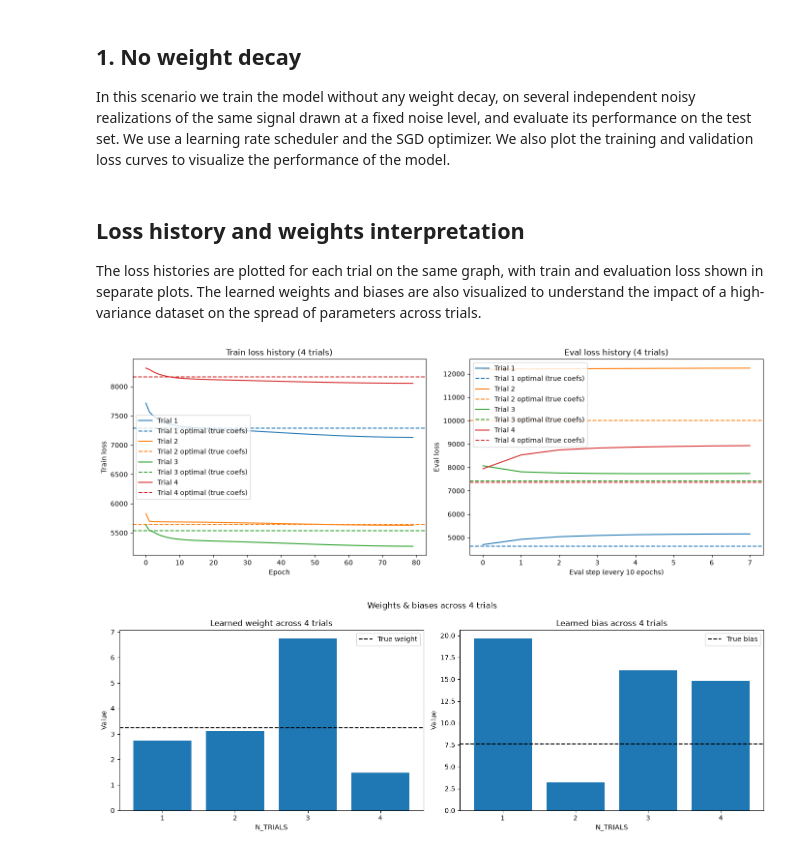
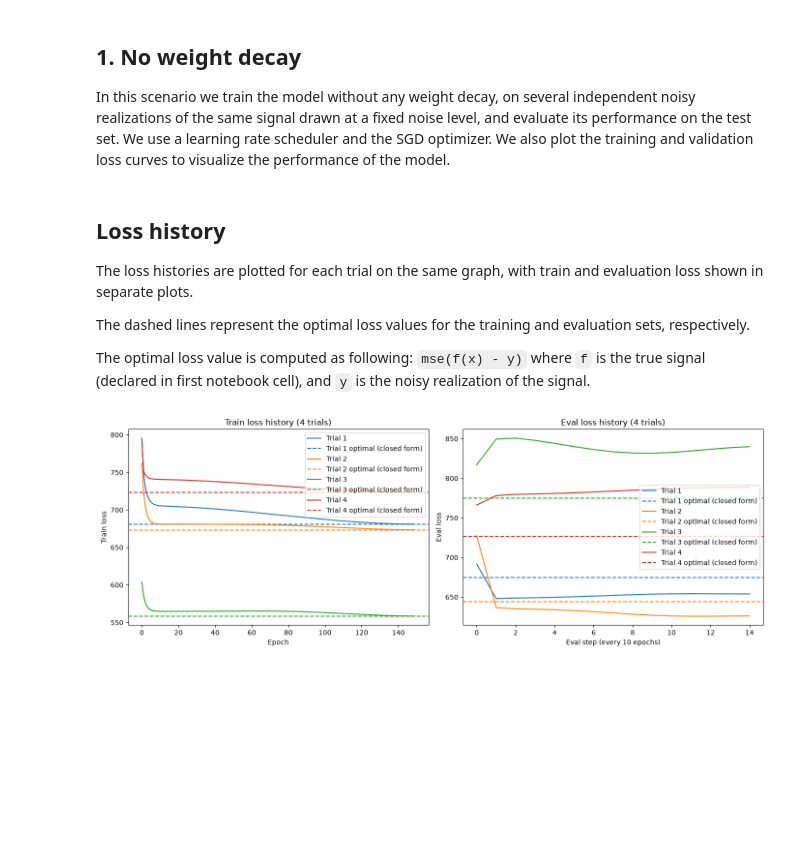
Before and after one commit to cecinuga/thorcino, a Jupyter notebook: examples/linear_regression/regularization/DL2/main.ipynb, the cells around one changed output. Cells and saved outputs as stored; diff of their text form; code cells hidden in the pictures; blank space fills up the shorter version.

Commit message:
substituted mse signal with mse closed form

```diff
--- a/examples/linear_regression/regularization/DL2/main.ipynb
+++ b/examples/linear_regression/regularization/DL2/main.ipynb
@@ -5,23 +5,28 @@ We will use a synthetic dataset generated from a known linear signal `f(x) = SLO
 # %%
 import numpy as np
 
-SLOPE = 3.23
-INTERCEPT = 7.6
+SLOPE = 3.5
+INTERCEPT = 7
 
 """Signal to estimate"""
 def f(x: np.ndarray) -> np.ndarray:
     return x*SLOPE + INTERCEPT
 
 COEFS = np.array([[SLOPE], [INTERCEPT]])
+
+def closed_form_fit(x: np.ndarray, y: np.ndarray) -> tuple[float, float]:
+    """OLS closed-form solution (w, b) minimizing mse(w*x + b, y) on the given sample"""
+    A = np.vstack([x, np.ones_like(x)]).T
+    w, b = np.linalg.lstsq(A, y, rcond=None)[0]
+    return w, b
 # %%
 from examples.linear_regression.helpers.dataset import generate_noise_dataset, split_dataset, preprocess_dataloader
 
 SEED = 888
-NOISE = 80
-MIN = -7
-MAX = 7
-SAMPLE_SIZE = 120
+NOISE = 25
+MIN, MAX = -7, 7
 BATCH_SIZE = 16
+SAMPLE_SIZE = 300
 
 viz_sample = generate_noise_dataset(f, size=1, sample_size=SAMPLE_SIZE, noise=NOISE, min=MIN, max=MAX, seed=SEED)[0]
 X_viz, y_viz = viz_sample[:, 0], viz_sample[:, 1]
@@ -72,7 +77,7 @@ We also plot the training and validation loss curves to visualize the performanc
 from core.training.trainer import Trainer
 from examples.linear_regression.helpers.train import create_trainer, fit_model
 
-EPOCHS = 80
+EPOCHS = 150
 N_TRIALS = 4
 EVAL_STEP = 10
 SPLIT_RATIO = 0.8
@@ -90,68 +95,49 @@ for sample_tr, sample_te in zip(tr, te):
     fit_model(trainer, loader_tr, loader_te, EPOCHS, EVAL_STEP)
     fitted_trainers.append(trainer)
 # %% [markdown]
-## Loss history and weights interpretation
+## Loss history
 
-The loss histories are plotted for each trial on the same graph, with train and evaluation loss shown in separate plots. The learned weights and biases are also visualized to understand the impact of a high-variance dataset on the spread of parameters across trials.
+The loss histories are plotted for each trial on the same graph, with train and evaluation loss shown in separate plots.
+
+The dashed lines represent the optimal loss values for the training and evaluation sets, respectively.
+
+The optimal loss value is computed as following: `mse(f(x) - y)` where `f` is the true signal (declared in first notebook cell), and `y` is the noisy realization of the signal.
 # %%
 import matplotlib.pyplot as plt
 from core.functions import mse
 from core.tensor import Tensor
 from examples.linear_regression.helpers.train import get_models_params
 
 
 params_history = get_models_params([trainer.model for trainer in fitted_trainers])
 weights_history = np.array([p[0].flatten()[0] for p in params_history])
 bias_history = np.array([p[1].flatten()[0] for p in params_history])
 
 fig, (ax_train, ax_eval) = plt.subplots(1, 2, figsize=(14, 5))
 
 for i, trainer in enumerate(fitted_trainers):
     line, = ax_train.plot(trainer.train_loss, label=f"Trial {i+1}")
 
-    closed_form_loss_tr = mse(f(tr[i][:, 0]), tr[i][:, 1])
-    ax_train.axhline(closed_form_loss_tr, color=line.get_color(), linestyle="dashed", label=f"Trial {i+1} optimal (true coefs)")
+    w_star, b_star = closed_form_fit(tr[i][:, 0], tr[i][:, 1])
+    closed_form_loss_tr = mse(w_star * tr[i][:, 0] + b_star, tr[i][:, 1])
+    ax_train.axhline(closed_form_loss_tr, color=line.get_color(), linestyle="dashed", label=f"Trial {i+1} optimal (closed form)")
 ax_train.set_xlabel("Epoch")
 ax_train.set_ylabel("Train loss")
 ax_train.set_title(f"Train loss history ({N_TRIALS} trials)")
 ax_train.legend()
 
 for i, trainer in enumerate(fitted_trainers):
     line, = ax_eval.plot(trainer.eval_loss, label=f"Trial {i+1}")
 
-    closed_form_loss_te = mse(f(te[i][:, 0]), te[i][:, 1])
-    ax_eval.axhline(closed_form_loss_te, color=line.get_color(), linestyle="dashed", label=f"Trial {i+1} optimal (true coefs)")
+    w_star, b_star = closed_form_fit(te[i][:, 0], te[i][:, 1])
+    closed_form_loss_te = mse(w_star * te[i][:, 0] + b_star, te[i][:, 1])
+    ax_eval.axhline(closed_form_loss_te, color=line.get_color(), linestyle="dashed", label=f"Trial {i+1} optimal (closed form)")
 ax_eval.set_xlabel(f"Eval step (every {EVAL_STEP} epochs)")
 ax_eval.set_ylabel("Eval loss")
 ax_eval.set_title(f"Eval loss history ({N_TRIALS} trials)")
 ax_eval.legend()
 
 fig.tight_layout()
 plt.show()
-
-trials = np.arange(1, N_TRIALS + 1)
-
-fig, (ax_w, ax_b) = plt.subplots(1, 2, figsize=(14, 5))
-
-ax_w.bar(trials, weights_history)
-ax_w.axhline(SLOPE, color="black", linestyle="dashed", label="True weight")
-ax_w.set_xticks(trials)
-ax_w.set_xlabel("N_TRIALS")
-ax_w.set_ylabel("Value")
-ax_w.set_title(f"Learned weight across {N_TRIALS} trials")
-ax_w.legend()
-
-ax_b.bar(trials, bias_history)
-ax_b.axhline(INTERCEPT, color="black", linestyle="dashed", label="True bias")
-ax_b.set_xticks(trials)
-ax_b.set_xlabel("N_TRIALS")
-ax_b.set_ylabel("Value")
-ax_b.set_title(f"Learned bias across {N_TRIALS} trials")
-ax_b.legend()
-
-fig.suptitle(f"Weights & biases across {N_TRIALS} trials")
-fig.tight_layout()
-plt.show()
 # %% [output]
-[figure, old version]
+[figure, new version]
-[figure, removed]
```
Also changed, not shown: parts of 5 cells of this notebook.
